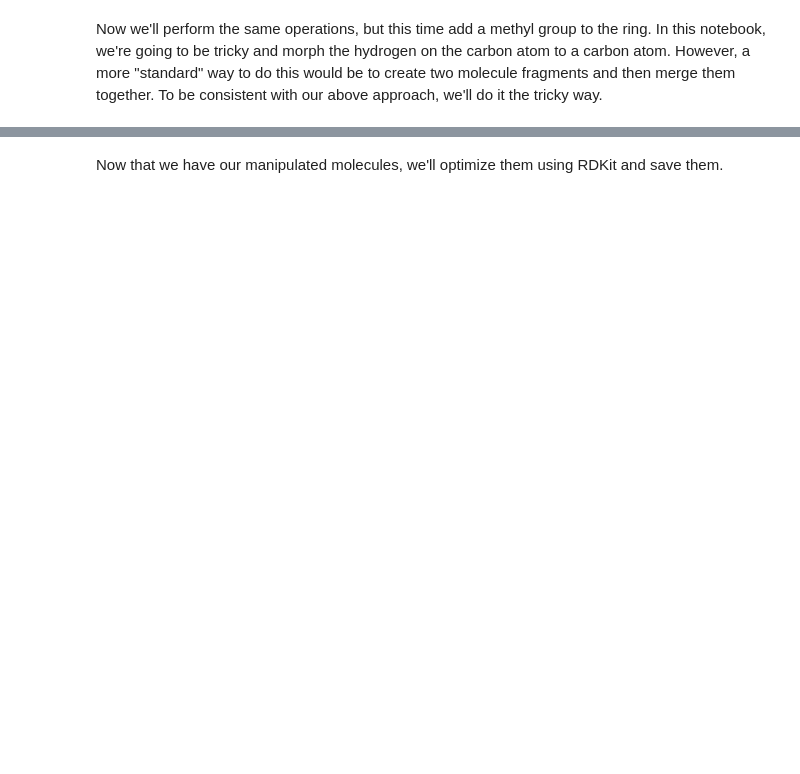
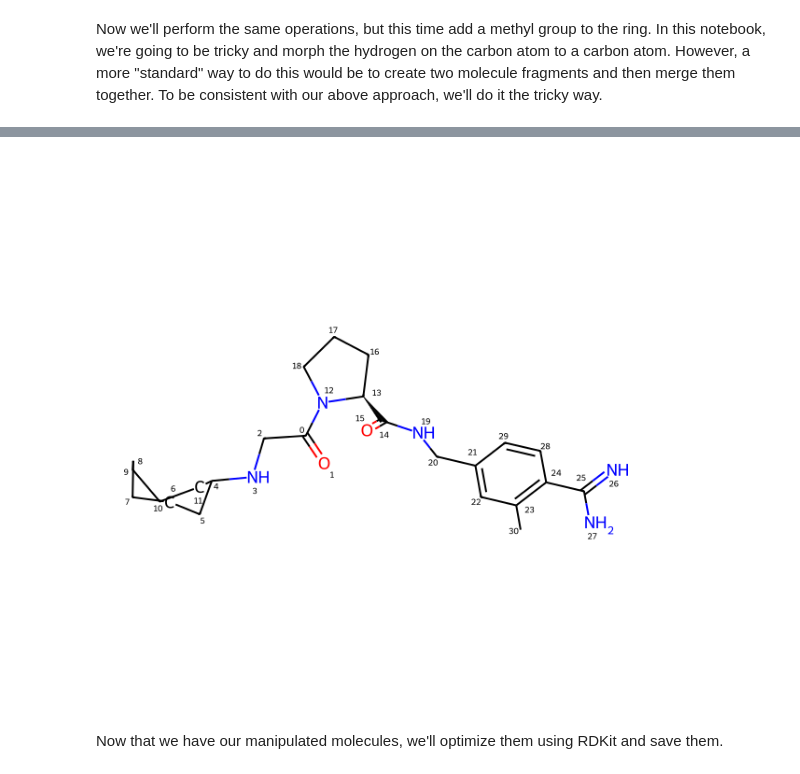
Before and after one commit to sectorabc/iqb-2024, a Jupyter notebook: molecule_manipulation.ipynb, the cells around one changed output, grey strips where cells are left out. Drawn from its saved outputs; the diff is of its cells as text; code cells hidden in the pictures; blank space fills up the shorter version.

```diff
--- a/molecule_manipulation.ipynb
+++ b/molecule_manipulation.ipynb
@@ -93,12 +101,14 @@ mod_ligand_methyl        # This is the original structure. In the cells below, w
 # %%
-# Use the index number to select the atom we want to change - look at image to see we want to morph atom 59
-atom = mod_ligand_methyl.GetAtomWithIdx(62)
+# Use the index number to select the atom we want to change - look at image to see we want to morph atom 62 to 59
+atom = mod_ligand_methyl.GetAtomWithIdx(59)
 
 atom.SetAtomicNum(6) # Change the atom to carbon
 atom.SetNumExplicitHs(3) # Add 3 explicit hydrogens to the carbon
 
 mod_ligand_methyl = Chem.RemoveAllHs(mod_ligand_methyl) # Remove the H's for viewing
 mod_ligand_methyl
+# %% [output]
+[figure, added]
 # %% [markdown]
 Now that we have our manipulated molecules, we'll optimize them using RDKit and save them.
 # %%
```
Also changed, not shown: parts of 13 cells of this notebook, 1 other file.
